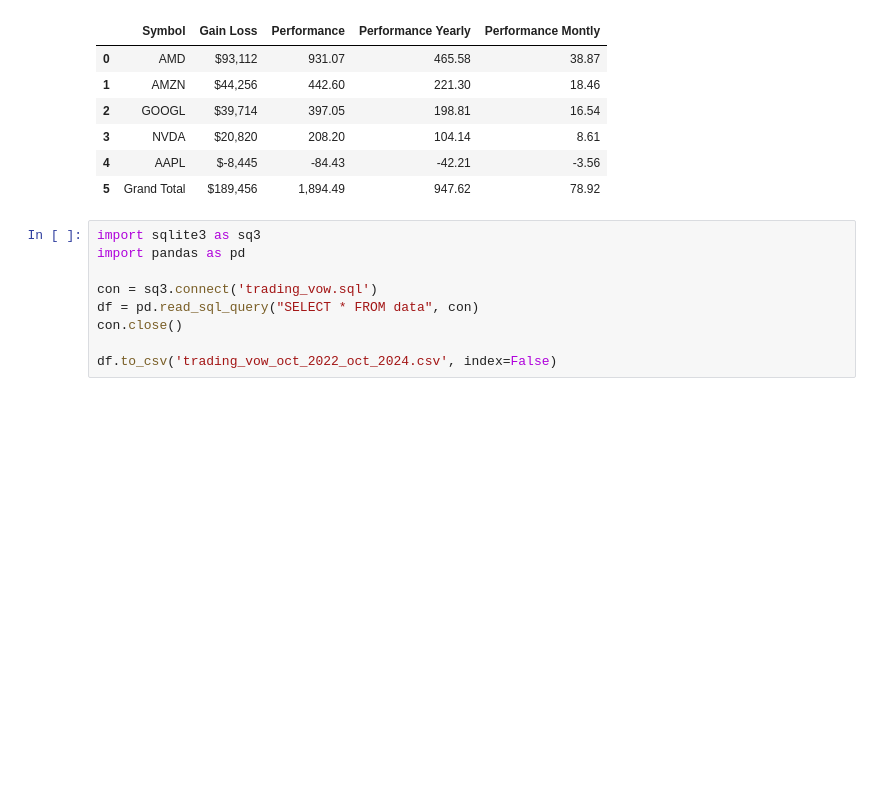
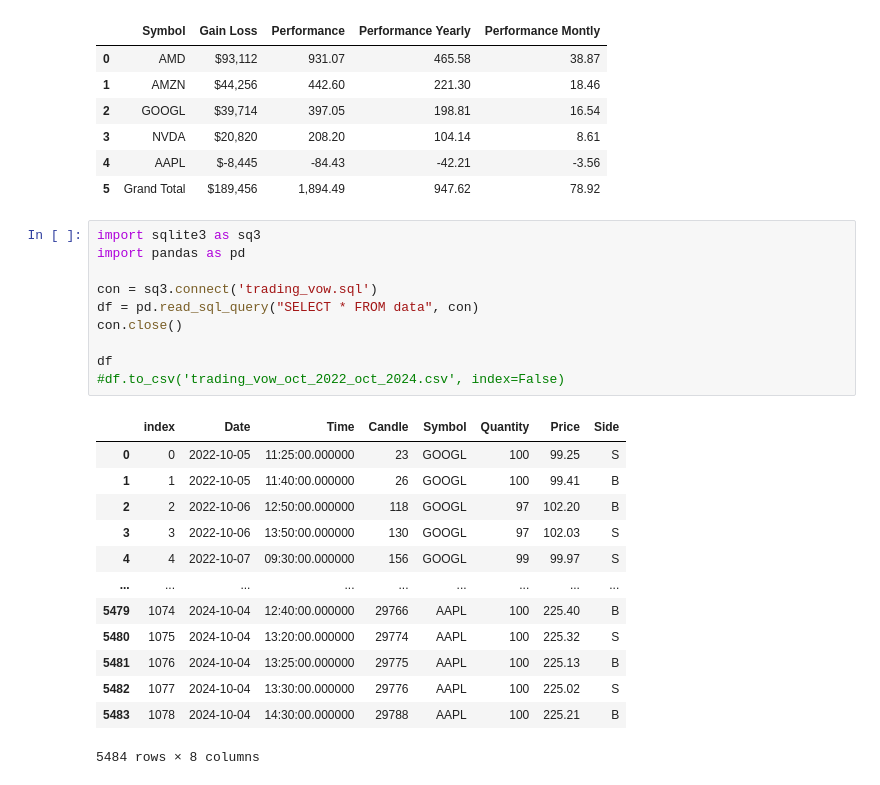
Before and after one commit to gastoncs/jupyter-docker, a Jupyter notebook: app/src/backtesting/squeez/backtest_report.ipynb, the cells around one changed output. Cells and saved outputs as stored; diff of their text form; blank space fills up the shorter version.

```diff
--- a/app/src/backtesting/squeez/backtest_report.ipynb
+++ b/app/src/backtesting/squeez/backtest_report.ipynb
@@ -121,9 +121,24 @@ Inversion: $10,000 c/u Short and Long
 # %%
 import sqlite3 as sq3
 import pandas as pd
 
 con = sq3.connect('trading_vow.sql')
 df = pd.read_sql_query("SELECT * FROM data", con)
 con.close()
 
-df.to_csv('trading_vow_oct_2022_oct_2024.csv', index=False)
+df
+#df.to_csv('trading_vow_oct_2022_oct_2024.csv', index=False)
+# %% [output]
+|  | index | Date | Time | Candle | Symbol | Quantity | Price | Side |
+| 0 | 0 | 2022-10-05 | 11:25:00.000000 | 23 | GOOGL | 100 | 99.25 | S |
+| 1 | 1 | 2022-10-05 | 11:40:00.000000 | 26 | GOOGL | 100 | 99.41 | B |
+| 2 | 2 | 2022-10-06 | 12:50:00.000000 | 118 | GOOGL | 97 | 102.20 | B |
+| 3 | 3 | 2022-10-06 | 13:50:00.000000 | 130 | GOOGL | 97 | 102.03 | S |
+| 4 | 4 | 2022-10-07 | 09:30:00.000000 | 156 | GOOGL | 99 | 99.97 | S |
+| ... | ... | ... | ... | ... | ... | ... | ... | ... |
+| 5479 | 1074 | 2024-10-04 | 12:40:00.000000 | 29766 | AAPL | 100 | 225.40 | B |
+| 5480 | 1075 | 2024-10-04 | 13:20:00.000000 | 29774 | AAPL | 100 | 225.32 | S |
+| 5481 | 1076 | 2024-10-04 | 13:25:00.000000 | 29775 | AAPL | 100 | 225.13 | B |
+| 5482 | 1077 | 2024-10-04 | 13:30:00.000000 | 29776 | AAPL | 100 | 225.02 | S |
+| 5483 | 1078 | 2024-10-04 | 14:30:00.000000 | 29788 | AAPL | 100 | 225.21 | B |
+5484 rows × 8 columns
```
Also changed, not shown: 2 other files.
